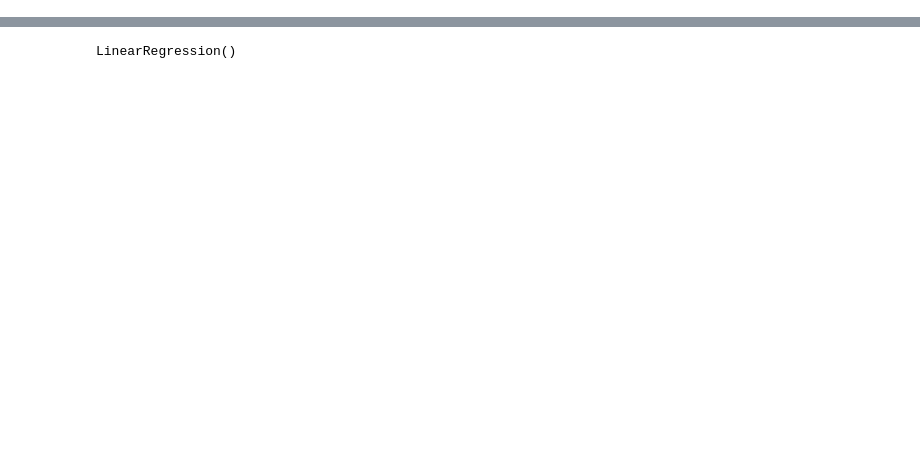
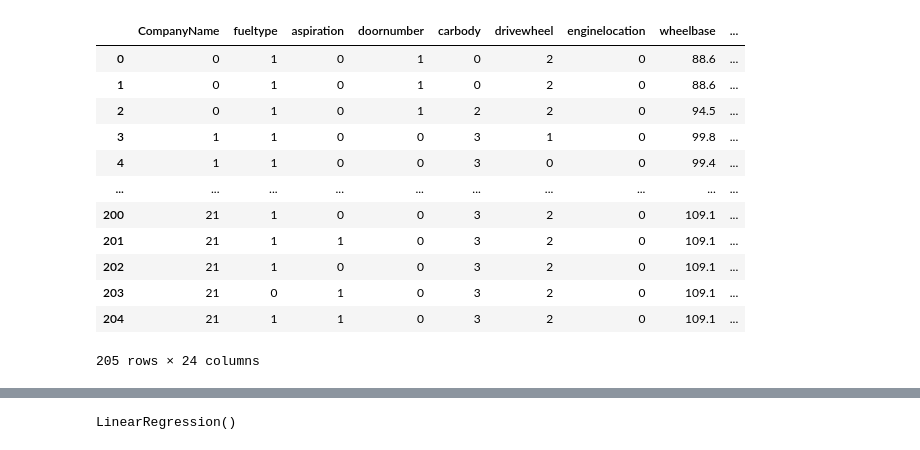
Before and after one commit to Esmail97/-repo, a Jupyter notebook: linear_regression.ipynb, the cells around one changed output, grey strips where cells are left out. Saved outputs shown, nothing was run; the diff lists cells and outputs as text; code cells hidden in the pictures; blank space fills up the shorter version.

```diff
--- a/linear_regression.ipynb
+++ b/linear_regression.ipynb
@@ -55,0 +84,5 @@ Name: Price, dtype: float64
+# %%
+CompanyName = cars['CarName'].apply(lambda x : x.split(' ')[0])
+cars.insert(3,"CompanyName",CompanyName)
+cars.drop(['CarName'],axis=1,inplace=True)
+cars.head()
@@ -55,0 +97,44 @@ Name: Price, dtype: float64
+# %%
+cars.CompanyName = cars.CompanyName.str.lower()
+
+def replace_name(a,b):
+    cars.CompanyName.replace(a,b,inplace=True)
+
+replace_name('maxda','mazda')
+replace_name('porcshce','porsche')
+replace_name('toyouta','toyota')
+replace_name('vokswagen','volkswagen')
+replace_name('vw','volkswagen')
+# %%
+cars.drop('car_ID',axis=1,inplace=True)
+cars.drop('symboling',axis=1,inplace=True)
+# %%
+from sklearn.preprocessing import LabelEncoder
+from sklearn import preprocessing
+Label_Encoder=preprocessing.LabelEncoder()
+cars['CompanyName']= Label_Encoder.fit_transform(cars['CompanyName'].astype(str))
+cars['fueltype']= Label_Encoder.fit_transform(cars['fueltype'].astype(str))
+cars['aspiration']= Label_Encoder.fit_transform(cars['aspiration'].astype(str))
+cars['doornumber']= Label_Encoder.fit_transform(cars['doornumber'].astype(str))
+cars['carbody']= Label_Encoder.fit_transform(cars['carbody'].astype(str))
+cars['drivewheel']= Label_Encoder.fit_transform(cars['drivewheel'].astype(str))
+cars['enginelocation']= Label_Encoder.fit_transform(cars['enginelocation'].astype(str))
+cars['enginetype']= Label_Encoder.fit_transform(cars['enginetype'].astype(str))
+cars['fuelsystem']= Label_Encoder.fit_transform(cars['fuelsystem'].astype(str))
+cars['cylindernumber']= Label_Encoder.fit_transform(cars['cylindernumber'].astype(str))
+# %%
+cars
+# %% [output]
+|  | CompanyName | fueltype | aspiration | doornumber | carbody | drivewheel | enginelocation | wheelbase | ... |
+| 0 | 0 | 1 | 0 | 1 | 0 | 2 | 0 | 88.6 | ... |
+| 1 | 0 | 1 | 0 | 1 | 0 | 2 | 0 | 88.6 | ... |
+| 2 | 0 | 1 | 0 | 1 | 2 | 2 | 0 | 94.5 | ... |
+| 3 | 1 | 1 | 0 | 0 | 3 | 1 | 0 | 99.8 | ... |
+| 4 | 1 | 1 | 0 | 0 | 3 | 0 | 0 | 99.4 | ... |
+| ... | ... | ... | ... | ... | ... | ... | ... | ... | ... |
+| 200 | 21 | 1 | 0 | 0 | 3 | 2 | 0 | 109.1 | ... |
+| 201 | 21 | 1 | 1 | 0 | 3 | 2 | 0 | 109.1 | ... |
+| 202 | 21 | 1 | 0 | 0 | 3 | 2 | 0 | 109.1 | ... |
+| 203 | 21 | 0 | 1 | 0 | 3 | 2 | 0 | 109.1 | ... |
+| 204 | 21 | 1 | 1 | 0 | 3 | 2 | 0 | 109.1 | ... |
+205 rows × 24 columns
```
Also changed, not shown: parts of 20 cells of this notebook.
